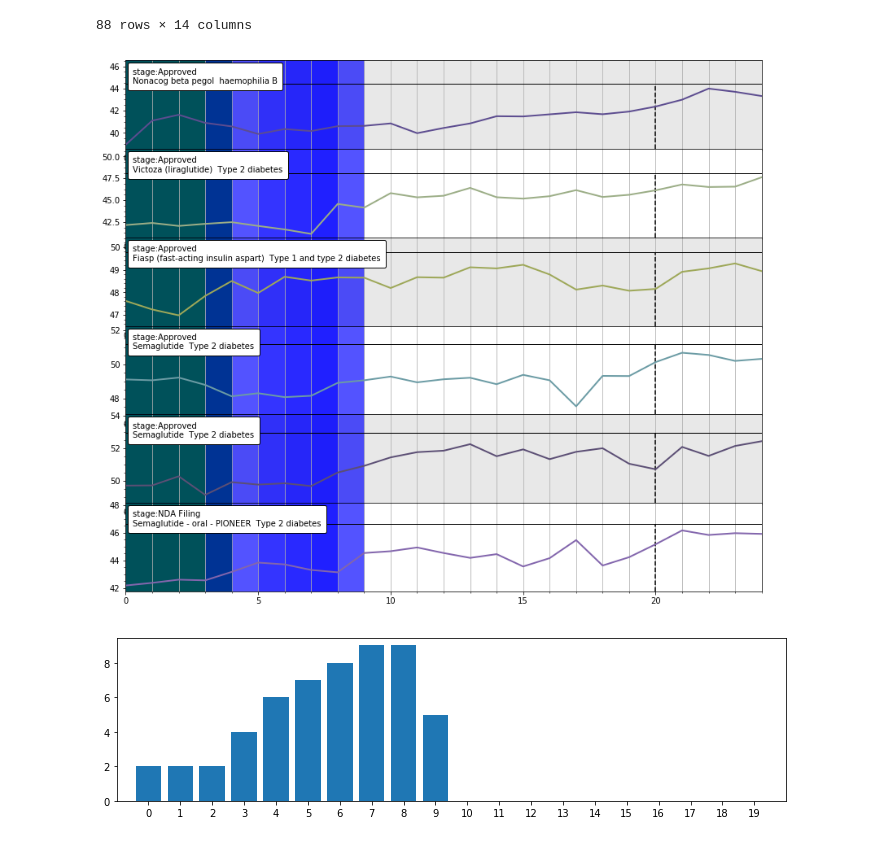
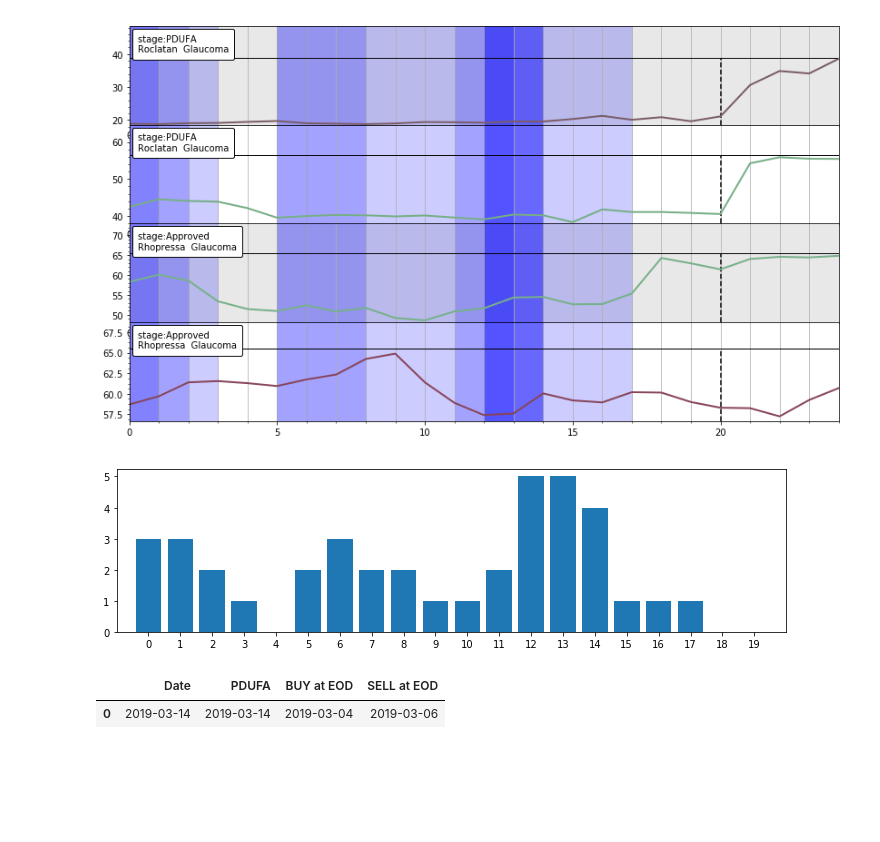
Before and after one commit to automayt/pharmakarma, a Jupyter notebook: PharmaKarma2.ipynb, the cells around one changed output. Drawn from its saved outputs; the diff is of its cells as text; code cells hidden in the pictures; blank space fills up the shorter version.

Commit message:
Added PDUFA calculator for future dates

```diff
--- a/PharmaKarma2.ipynb
+++ b/PharmaKarma2.ipynb
@@ -18,7 +18,7 @@ from pylab import text
 from mpl_toolkits.axes_grid.anchored_artists import AnchoredText
 
 #stock of interest
-ticker="NVO"
+ticker="AERI"
 
 #You'll need to first set your API token here and uncomment or set externally in your OS preferably.
 #%env TIINGOTOKEN inserttiingotokenhere
@@ -140,7 +140,7 @@ calcdffinal
 #Figure out calculation for "winner". Is it stddev * mean? What about ranges to short?
 # plt.show()
 # %matplotlib inline
-figure(num=None, figsize=(12, 3))
+plt.figure(num=None, figsize=(12, 3))
 
 a=[]
 for index, row in calcdffinal[:10].iterrows():
@@ -152,9 +152,9 @@ plt.xlim(-1,20)
 plt.bar(list(range(0,max(b)+1)),bcount)
 avx=0
 while (avx < length):
-    axes[avx].axvspan(calcdf[(calcdf['Total_POS'] >= calcdf["Total_POS"].max() - 1)].sort_values(by=['Stddev'],ascending=True).iloc[0]["StartRange"]
-, calcdf[(calcdf['Total_POS'] >= calcdf["Total_POS"].max() - 1)].sort_values(by=['Stddev'],ascending=True).iloc[0]["EndRange"]
-, color='green',alpha=1.0)
+#     axes[avx].axvspan(calcdf[(calcdf['Total_POS'] >= calcdf["Total_POS"].max() - 1)].sort_values(by=['Stddev'],ascending=True).iloc[0]["StartRange"]
+# , calcdf[(calcdf['Total_POS'] >= calcdf["Total_POS"].max() - 1)].sort_values(by=['Stddev'],ascending=True).iloc[0]["EndRange"]
+# , color='green',alpha=1.0)
     for index, row in calcdffinal[:10].iterrows():
 #     axes[avx].axvspan(7,10,color='yellow',alpha=0.2)
         highlight1=int(row["StartRange"])
@@ -183,3 +183,20 @@ calcdffinal
-88 rows × 14 columns
-[figure, old version]
+[figure, new version]
-[figure, old version]
+[figure, new version]
+# %%
+#Date Range Calculator for new days
+from pandas.tseries.holiday import USFederalHolidayCalendar
+from pandas.tseries.offsets import CustomBusinessDay
+us_bd = CustomBusinessDay(calendar=USFederalHolidayCalendar())
+
+date='2019-03-14'
+rangestart=12
+rangeend=14
+
+df_buy = pd.DataFrame(pd.DatetimeIndex(start=date,end=date, freq="D"), columns=["Date"])
+df_buy["PDUFA"] = df_buy["Date"].map(lambda x : x - 0*us_bd)
+df_buy["BUY at EOD"] = df_buy["PDUFA"].map(lambda x : x - (20 - rangestart)*us_bd)
+df_buy["SELL at EOD"] = df_buy["PDUFA"].map(lambda x : x - (20 - rangeend)*us_bd)
+df_buy
+# %% [output]
+|  | Date | PDUFA | BUY at EOD | SELL at EOD |
+| 0 | 2019-03-14 | 2019-03-14 | 2019-03-04 | 2019-03-06 |
```
Also changed, not shown: parts of 1 cell of this notebook.
